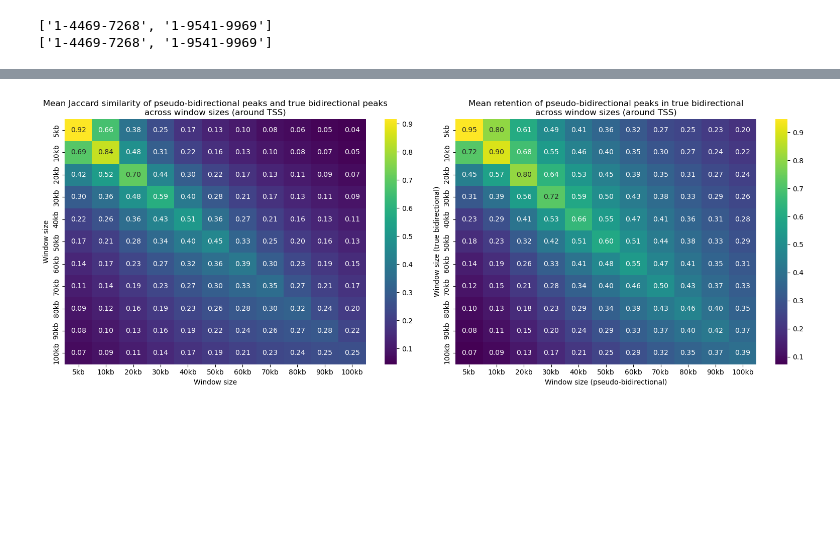
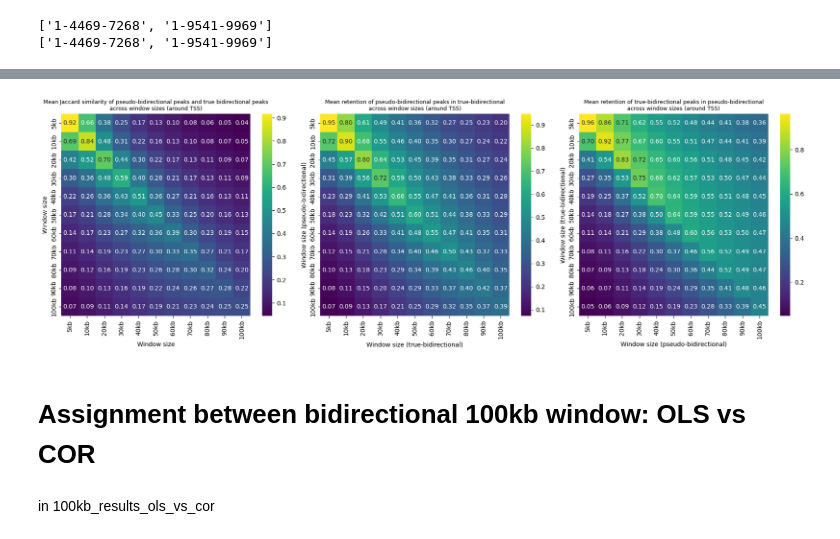
Before and after one commit to smin07/BA, a Jupyter notebook: notebooks/RNA_ATAC_ols_window_comparison_ct_time.ipynb, the cells around one changed output, grey strips where cells are left out. Drawn from its saved outputs; the diff is of its cells as text; code cells hidden in the pictures; blank space fills up the shorter version.

```diff
--- a/notebooks/RNA_ATAC_ols_window_comparison_ct_time.ipynb
+++ b/notebooks/RNA_ATAC_ols_window_comparison_ct_time.ipynb
@@ -489,15 +446,15 @@ From dataframe: ['1-11007-12962', '1-13276-13705', '1-14059-14260', '1-14625-151
 #create a dictionary with the significant peaks for each gene for each window size, by filtering the ols results for significant peaks and grouping by gene and window size, and saving the significant peaks in a list for each gene and window size
 window_sizes = ["5kb", "10kb", "20kb", "30kb", "40kb", "50kb", "60kb", "70kb", "80kb", "90kb", "100kb"]
 
-sig_df_unidir = combined_df[combined_df["category"].isin(["sig. negative", "sig. positive"])]
+sig_df_pseudo = combined_df[combined_df["category"].isin(["sig. negative", "sig. positive"])]
 
-sig_peaks_by_gene_window_unidir = {}
+sig_peaks_by_gene_window_pseudo = {}
 
 for window in window_sizes:
-    sig_peaks_by_gene_window_unidir[window] = {}
-    window_df = sig_df_unidir[sig_df_unidir["window"] == window]
+    sig_peaks_by_gene_window_pseudo[window] = {}
+    window_df = sig_df_pseudo[sig_df_pseudo["window"] == window]
     for gene_id, group in window_df.groupby("gene"):
-        sig_peaks_by_gene_window_unidir[window][gene_id] = group["peak"].tolist()
+        sig_peaks_by_gene_window_pseudo[window][gene_id] = group["peak"].tolist()
 # %%
 #sanity check: compare the significant peaks for a specific gene and window size between the list and the dataframe
 
@@ -510,12 +467,12 @@ print(combined_df[(combined_df["gene"] == "rpl24") & (combined_df["window"] == "
 #create a dictionary with the significant peaks for each gene for each window size, by filtering the ols results for significant peaks and grouping by gene and window size, and saving the significant peaks in a list for each gene and window size
 window_sizes = ["5kb", "10kb", "20kb", "30kb", "40kb", "50kb", "60kb", "70kb", "80kb", "90kb", "100kb"]
 
-sig_df_bidir = ols_all_df_combined[ols_all_df_combined["category"].isin(["sig. negative", "sig. positive"])]
+sig_df_real = ols_all_df_combined[ols_all_df_combined["category"].isin(["sig. negative", "sig. positive"])]
 
 sig_peaks_by_gene_window_real = {}
 
 for window in window_sizes:
     sig_peaks_by_gene_window_real[window] = {}
-    window_df = sig_df_bidir[sig_df_bidir["window"] == window]
+    window_df = sig_df_real[sig_df_real["window"] == window]
     for gene_id, group in window_df.groupby("gene"):
         sig_peaks_by_gene_window_real[window][gene_id] = group["peak"].tolist()
@@ -555,44 +492,68 @@ for w1 in window_sizes:
     for w2 in window_sizes:
         scores = [
             jaccard( #compute gene-wise jaccard similarity between the significant peaks for the two window sizes, only for genes that have significant peaks in both window sizes
-                sig_peaks_by_gene_window_unidir[w1].get(gene, []),
+                sig_peaks_by_gene_window_pseudo[w1].get(gene, []),
                 sig_peaks_by_gene_window_real[w2].get(gene, [])
             )
             for gene in all_genes
-            if len(sig_peaks_by_gene_window_unidir[w1].get(gene, [])) > 0  #only consider genes that have significant peaks in both window sizes
+            if len(sig_peaks_by_gene_window_pseudo[w1].get(gene, [])) > 0  #only consider genes that have significant peaks in both window sizes
             and len(sig_peaks_by_gene_window_real[w2].get(gene, [])) > 0
         ]
         jaccard_matrix.loc[w1, w2] = np.mean(scores) if scores else np.nan #average the jaccard similarity across all genes for the pair of window sizes, and store in the matrix
 
-# --- Retention matrix (how many peaks from w1 are retained in w2) ---
-retention_matrix = pd.DataFrame(index=window_sizes, columns=window_sizes, dtype=float)
+# --- Retention matrix (how many peaks from pseudo-bidirectional are retained in true bidirectional) ---
+retention_matrix_pt = pd.DataFrame(index=window_sizes, columns=window_sizes, dtype=float)
 
 for w1 in window_sizes:
     for w2 in window_sizes:
         scores = [
             retention(
-                sig_peaks_by_gene_window_unidir[w1].get(gene, []),
+                sig_peaks_by_gene_window_pseudo[w1].get(gene, []),
                 sig_peaks_by_gene_window_real[w2].get(gene, [])
             )
             for gene in all_genes
-            if len(sig_peaks_by_gene_window_unidir[w1].get(gene, [])) > 0
+            if len(sig_peaks_by_gene_window_pseudo[w1].get(gene, [])) > 0
             and len(sig_peaks_by_gene_window_real[w2].get(gene, [])) > 0
         ]
-        retention_matrix.loc[w1, w2] = np.mean(scores) if scores else np.nan
+        retention_matrix_pt.loc[w1, w2] = np.mean(scores) if scores else np.nan
 
+# --- Retention matrix (how many peaks from true bidirectional are retained in pseudo-bidirectional) ---
+retention_matrix_tb = pd.DataFrame(index=window_sizes, columns=window_sizes, dtype=float)
+
+for w1 in window_sizes:
+    for w2 in window_sizes:
+        scores = [
+            retention(
+                sig_peaks_by_gene_window_real[w1].get(gene, []),
+                sig_peaks_by_gene_window_pseudo[w2].get(gene, [])
+            )
+            for gene in all_genes
+            if len(sig_peaks_by_gene_window_real[w1].get(gene, [])) > 0
+            and len(sig_peaks_by_gene_window_pseudo[w2].get(gene, [])) > 0
+        ]
+        retention_matrix_tb.loc[w1, w2] = np.mean(scores) if scores else np.nan
 # --- Plot side by side ---
-fig, axes = plt.subplots(1, 2, figsize=(16, 6))
+fig, axes = plt.subplots(1, 3, figsize=(18, 6))
 
 sns.heatmap(jaccard_matrix.astype(float), annot=True, fmt=".2f", cmap="viridis", ax=axes[0])
 axes[0].set_xlabel("Window size")
 axes[0].set_ylabel("Window size")
-axes[0].set_title("Mean Jaccard similarity of pseudo-bidirectional peaks and true bidirectional peaks\nacross window sizes (around TSS)")
+axes[0].set_title("Mean Jaccard similarity of pseudo-bidirectional peaks and true bidirectional peaks\nacross window sizes (around TSS)", fontsize=9)
 
-sns.heatmap(retention_matrix.astype(float), annot=True, fmt=".2f", cmap="viridis", ax=axes[1])
-axes[1].set_xlabel("Window size (pseudo-bidirectional)")
-axes[1].set_ylabel("Window size (true bidirectional)")
-axes[1].set_title("Mean retention of pseudo-bidirectional peaks in true bidirectional\nacross window sizes (around TSS)")
+sns.heatmap(retention_matrix_pt.astype(float), annot=True, fmt=".2f", cmap="viridis", ax=axes[1])
+axes[1].set_xlabel("Window size (true-bidirectional)")
+axes[1].set_ylabel("Window size (pseudo-bidirectional)")
+axes[1].set_title("Mean retention of pseudo-bidirectional peaks in true-bidirectional\nacross window sizes (around TSS)", fontsize=9)
+
+sns.heatmap(retention_matrix_tb.astype(float), annot=True, fmt=".2f", cmap="viridis", ax=axes[2])
+axes[2].set_xlabel("Window size (pseudo-bidirectional)")
+axes[2].set_ylabel("Window size (true-bidirectional)")
+axes[2].set_title("Mean retention of true-bidirectional peaks in pseudo-bidirectional\nacross window sizes (around TSS)", fontsize=9)
 
 plt.tight_layout()
 # %% [output]
-[figure, old version]
+[figure, new version]
+# %% [markdown]
+# Assignment between bidirectional 100kb window: OLS vs COR
+# %% [markdown]
+in 100kb_results_ols_vs_cor
```
Also changed, not shown: parts of 6 cells of this notebook, 8 other files.
